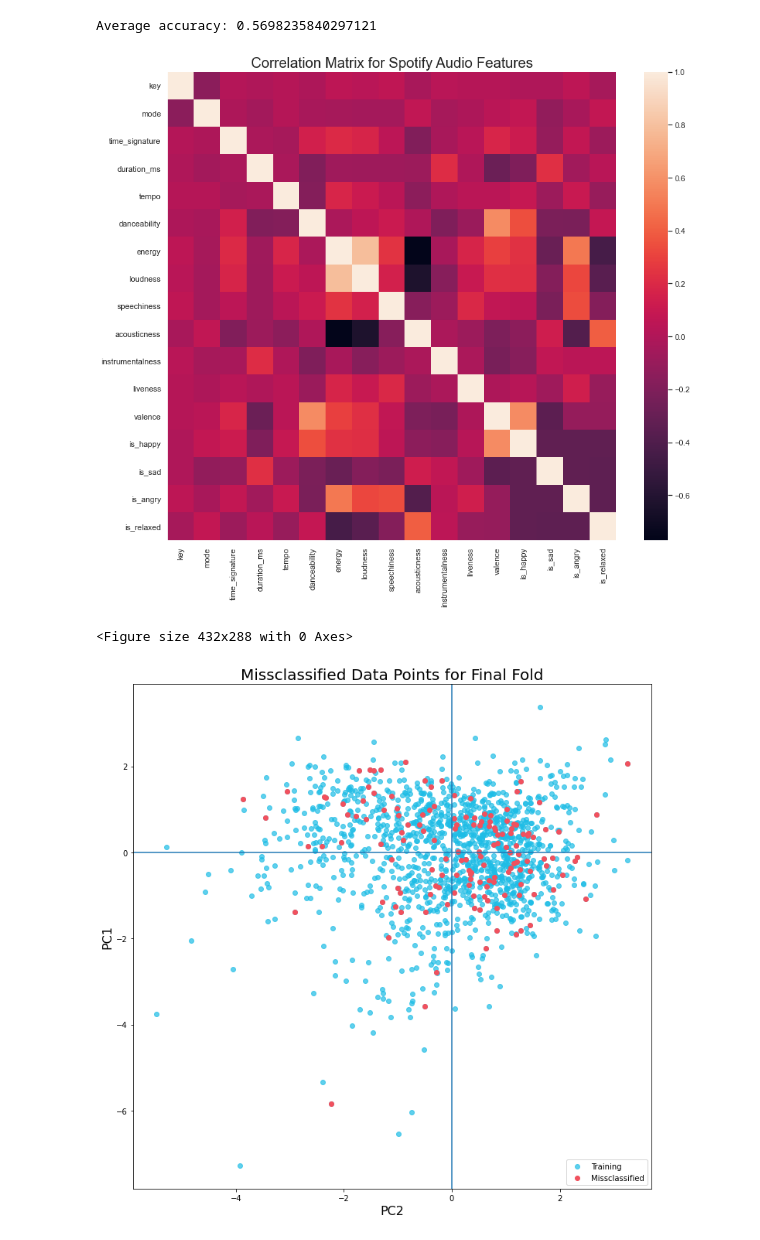
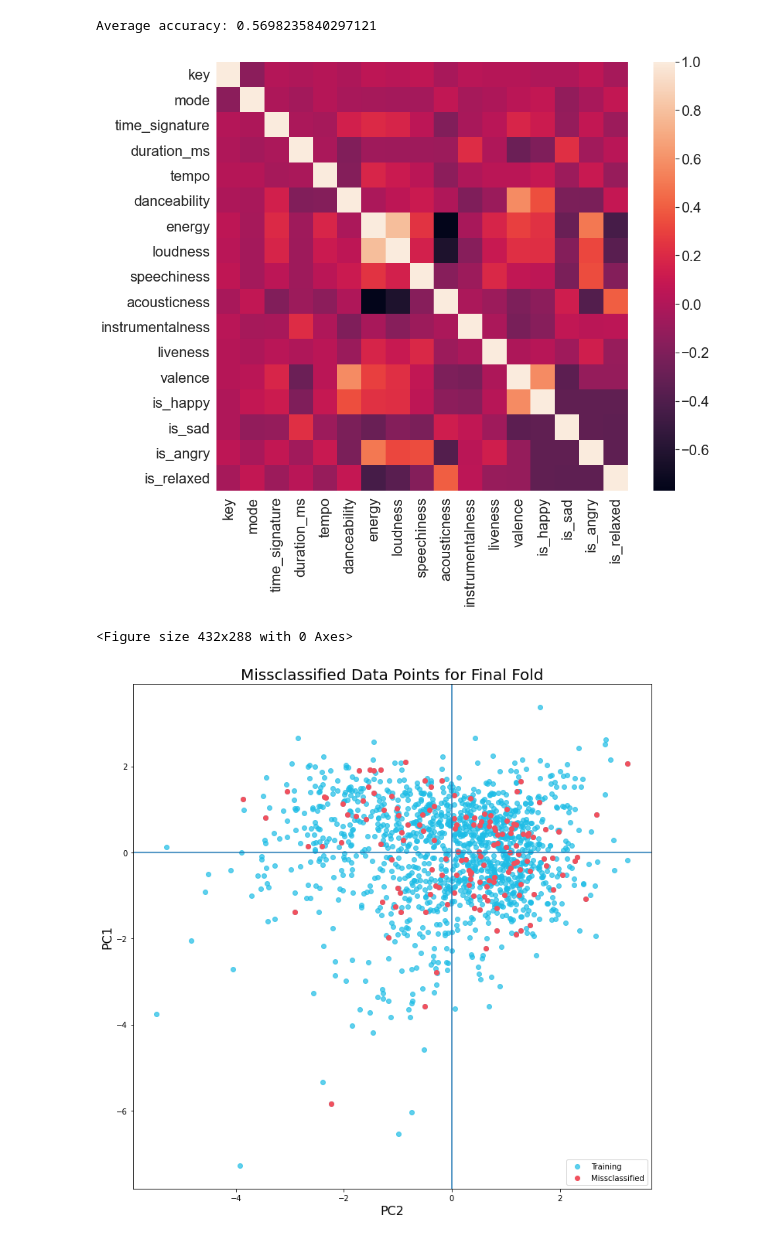
Before and after one commit to giorgospetkakis/multimodal-mer-spotify, a Jupyter notebook: experiment-audio.ipynb, the cells around one changed output. Drawn from its saved outputs; the diff is of its cells as text; code cells hidden in the pictures.

```diff
--- a/notebooks/experiment-audio.ipynb
+++ b/experiment-audio.ipynb
@@ -188,18 +188,19 @@ Average accuracy: 0.5698235840297121
 # %%
 import pandas as pd
 import seaborn as sn
 import matplotlib.pyplot as plt
 
+sn.set(font_scale=2)
 plt.figure(figsize=(14, 12))
 corrMatrix = df.corr()
-ax = sn.heatmap(corrMatrix)
+ax = sn.heatmap(corrMatrix, label='big')
 # ax.xaxis.tick_top()
-plt.title("Correlation Matrix for Spotify Audio Features", fontsize=20)
+# plt.title("Correlation Matrix for Spotify Audio Features", fontsize=24)
 plt.show()
 
-plt.savefig("Correlation Matrix.png")
+plt.savefig("graphs/corr-matrix.png")
 # %% [output]
-[figure, old version]
+[figure, new version]
 <Figure size 432x288 with 0 Axes>
 # %%
 false = np.where(y_pred != y_test)
```
Also changed, not shown: parts of 3 cells of this notebook, 9 other files.
